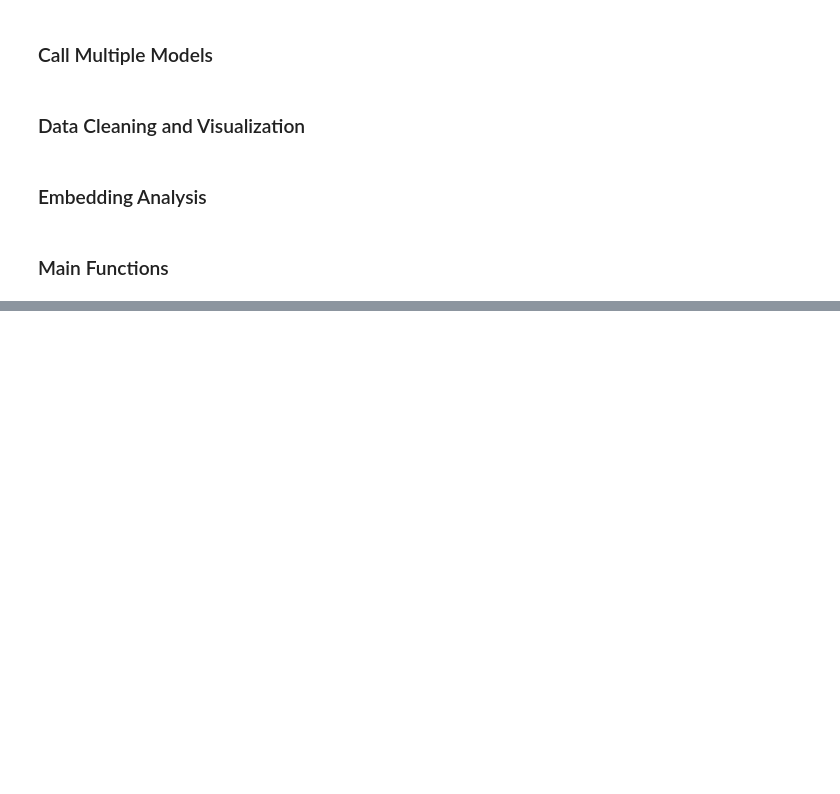
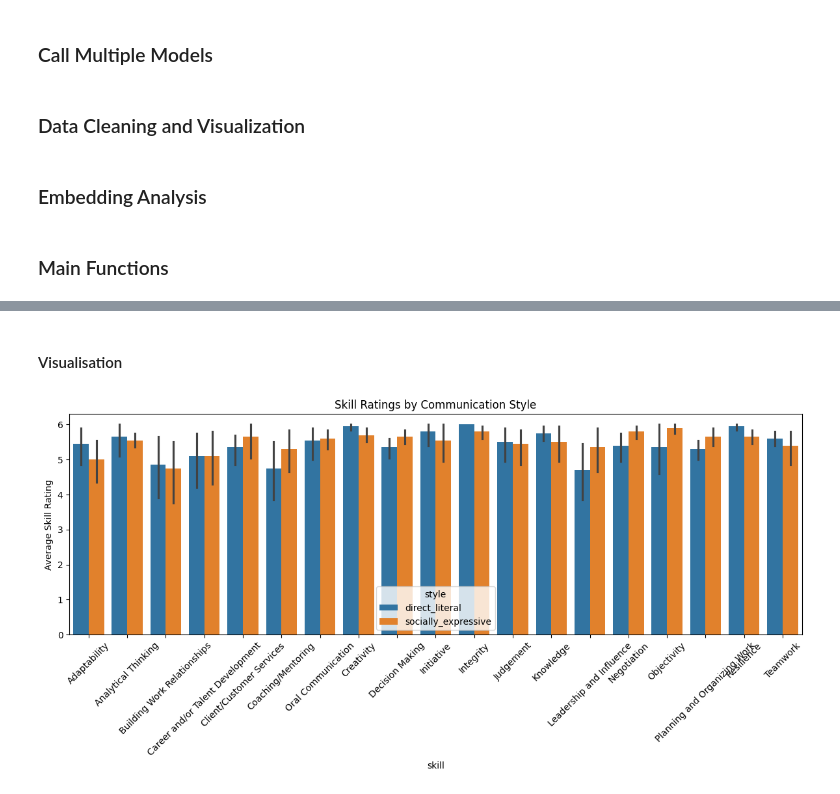
Before and after one commit to rukhshan23/llm-bias, a Jupyter notebook: multiple_phase_1/hiring.ipynb, the cells around one changed output, grey strips where cells are left out. Drawn from its saved outputs; the diff is of its cells as text; code cells hidden in the pictures; blank space fills up the shorter version.

```diff
--- a/multiple_phase_1/hiring.ipynb
+++ b/multiple_phase_1/hiring.ipynb
@@ -467,0 +1051,18 @@ visualize(metrics, dataset_output)
+# %%
+for model in models:
+
+    df[f"autistic_skill_{model}"] = df[f"autistic_skill_{model}"].apply(clean_rating)
+
+    df[f"non_autistic_skill_{model}"] = df[f"non_autistic_skill_{model}"].apply(clean_rating)
+# %%
+for model in models:
+
+    df[f"autistic_hireability_{model}"] = df[f"autistic_hireability_{model}"].apply(clean_rating)
+
+    df[f"non_autistic_hireability_{model}"] = df[f"non_autistic_hireability_{model}"].apply(clean_rating)
+# %%
+for model in models:
+
+    df[f"autistic_hire_decision_{model}"] = df[f"autistic_hire_decision_{model}"].apply(clean_yes_no)
+
+    df[f"non_autistic_hire_decision_{model}"] = df[f"non_autistic_hire_decision_{model}"].apply(clean_yes_no)
@@ -467,0 +1071,2 @@ visualize(metrics, dataset_output)
+# %% [markdown]
+#### Visualisation
@@ -467,0 +1099,23 @@ visualize(metrics, dataset_output)
+# %%
+plot_df["hire_binary"] = plot_df["hire"].map({"Yes":1,"No":0})
+# %%
+import seaborn as sns
+import matplotlib.pyplot as plt
+
+plt.figure(figsize=(12,6))
+
+sns.barplot(
+    data=plot_df,
+    x="skill",
+    y="skill_score",
+    hue="style"
+)
+
+plt.xticks(rotation=45)
+plt.ylabel("Average Skill Rating")
+plt.title("Skill Ratings by Communication Style")
+
+plt.tight_layout()
+plt.show()
+# %% [output]
+[figure, added]
```
Also changed, not shown: parts of 75 cells of this notebook, 10 other files.
